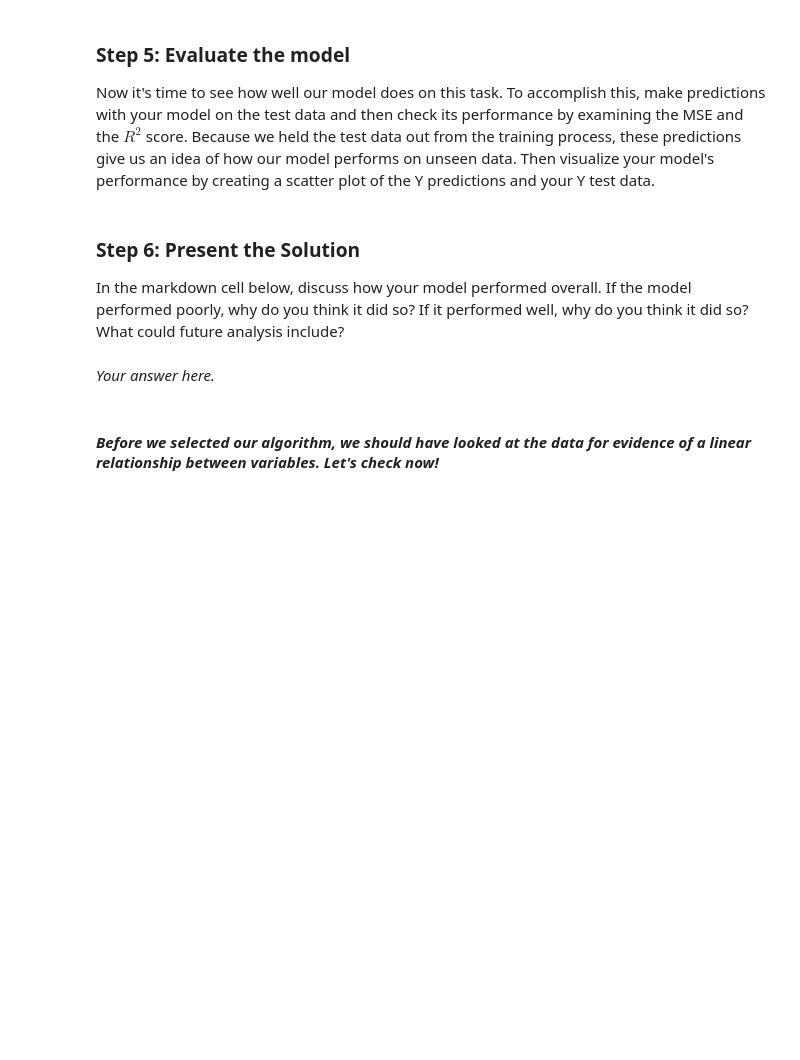
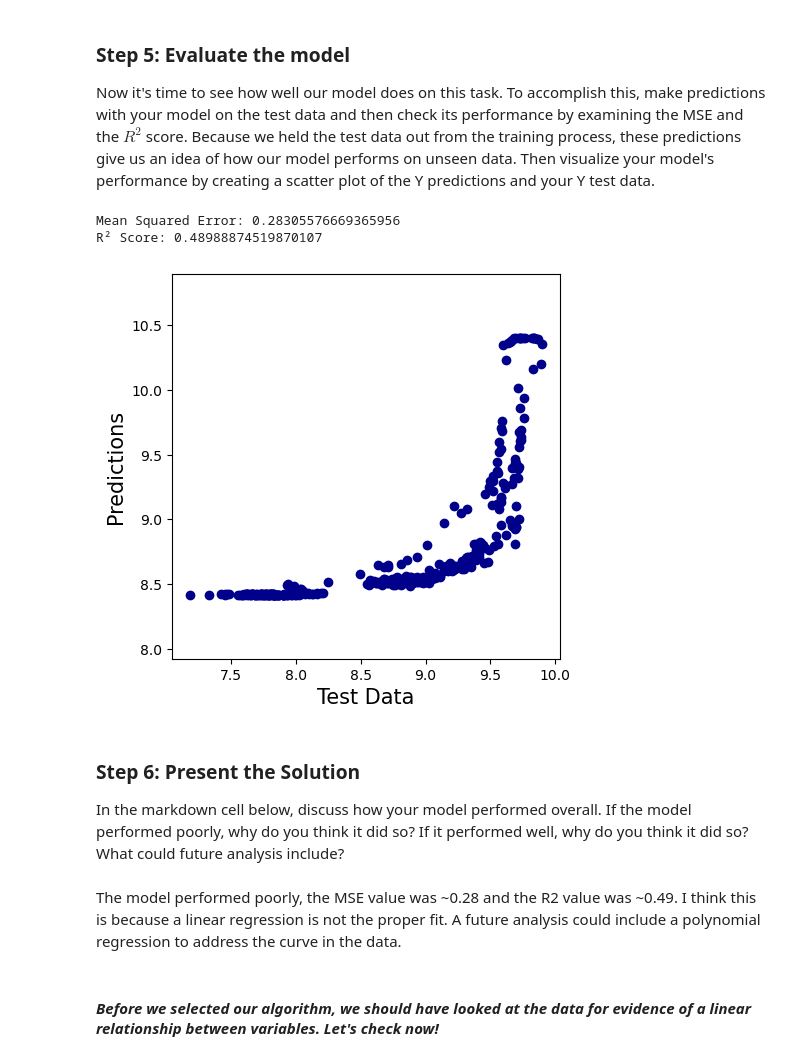
Before and after one commit to ceh58/EDS232-labs, a Jupyter notebook: Week1/Lab1-hurricane.ipynb, the cells around one changed output. Saved outputs shown, nothing was run; the diff lists cells and outputs as text; code cells hidden in the pictures; blank space fills up the shorter version.

```diff
--- a/Week1/Lab1-hurricane.ipynb
+++ b/Week1/Lab1-hurricane.ipynb
@@ -152,21 +164,31 @@ LinearRegression()
 Now it's time to see how well our model does on this task.  To accomplish this, make predictions with your model on the test data and then check its performance by examining the MSE and the $R^2$ score. Because we held the test data out from the training process, these predictions give us an idea of how our model performs on unseen data. Then visualize your model's performance by creating a scatter plot of the Y predictions and your Y test data.
 # %%
 # Make predictions
-Y_pred = ...
+Y_pred = model.predict(X_test)
 
 # Calculate evaluation metrics using scikit-learn's mean_squared_error and r2_score
-mse = ...
-r2 = ...
+mse = mean_squared_error(Y_test, Y_pred)
+r2 = r2_score(Y_test, Y_pred)
 
 print(f"Mean Squared Error: {mse}")
 print(f"R² Score: {r2}")
 
 # Visualize predictions vs. actual values
+plt.figure(figsize=(5,5))
+plt.scatter(Y_test, Y_pred, c = "DarkBlue")
+plt.xlabel('Test Data', fontsize=15)
+plt.ylabel('Predictions', fontsize=15)
+plt.axis('equal')
+plt.show()
+# %% [output]
+Mean Squared Error: 0.28305576669365956
+R² Score: 0.48988874519870107
+[figure, added]
 # %% [markdown]
 ### Step 6:  Present the Solution
 In the markdown cell below, discuss how your model performed overall. If the model performed poorly, why do you think it did so? If it performed well, why do you think it did so? What could future analysis include?
 # %% [markdown]
-*Your answer here.*
+The model performed poorly, the MSE value was ~0.28 and the R2 value was ~0.49. I think this is because a linear regression is not the proper fit. A future analysis could include a polynomial regression to address the curve in the data.
 # %% [markdown]
 #### *Before we selected our algorithm, we should have looked at the data for evidence of a linear relationship between variables. Let's check now!*
 # %%
```
Also changed, not shown: parts of 11 cells of this notebook.
